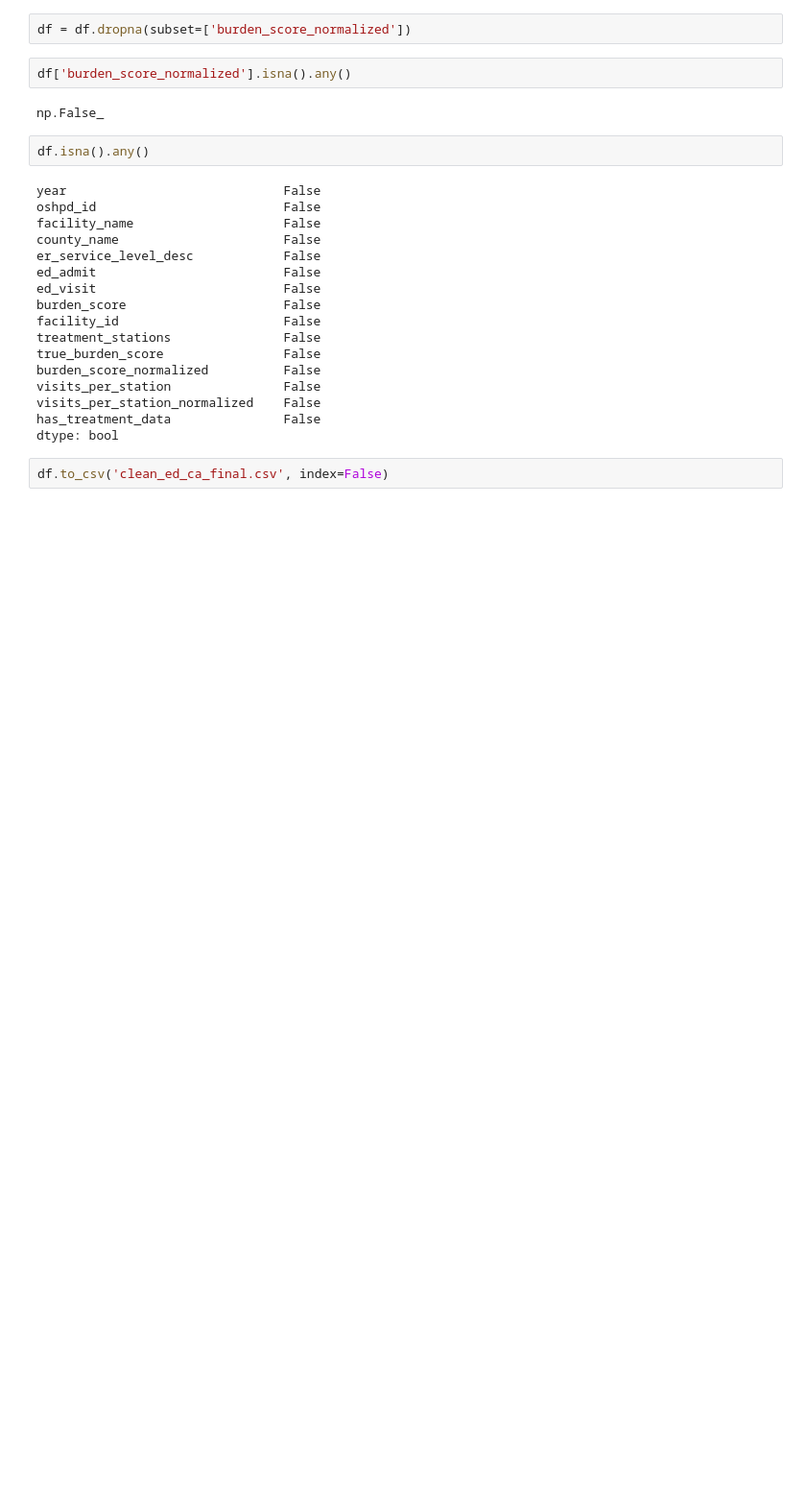
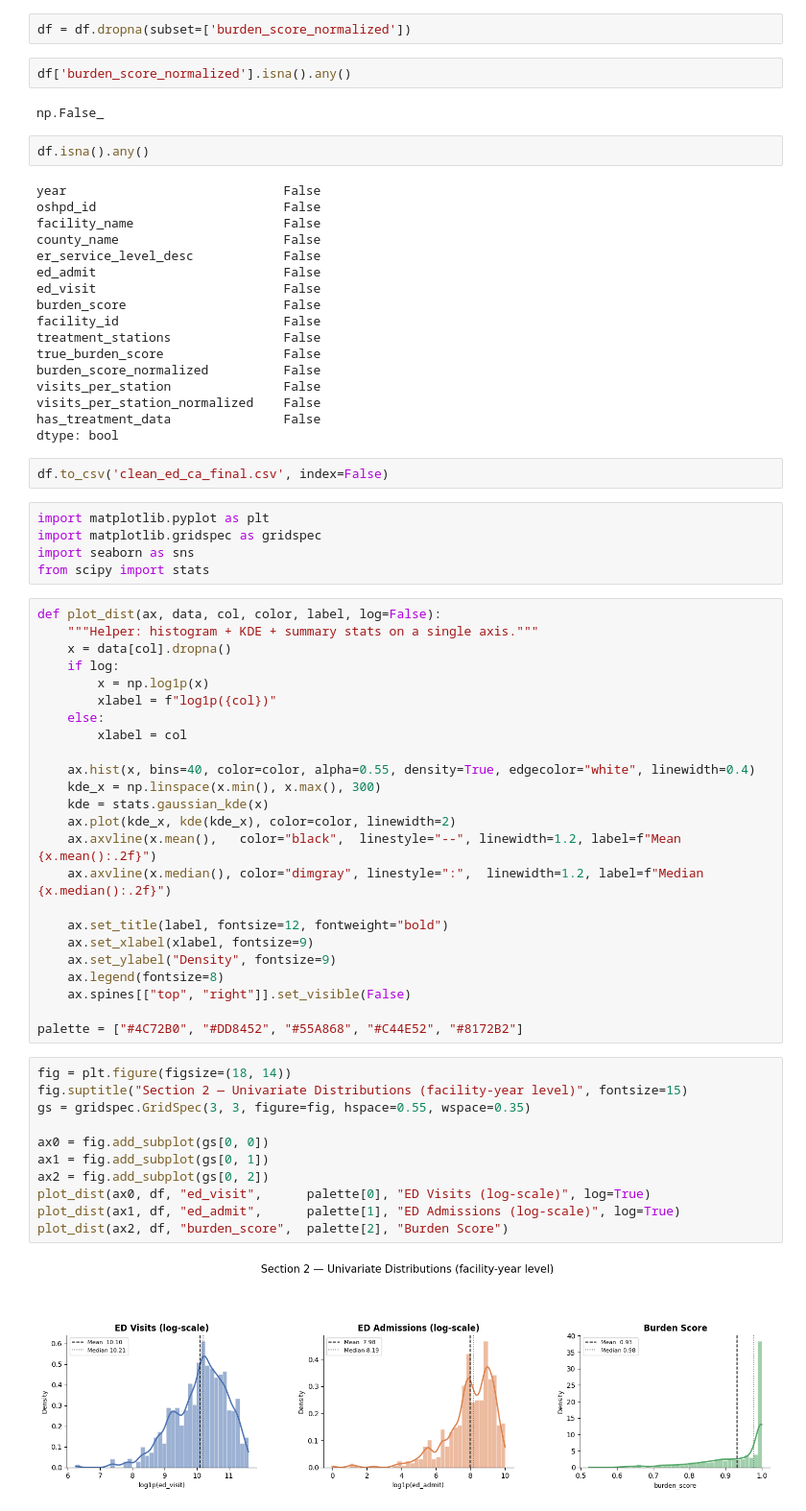
Before and after one commit to wytruong/Datathon26, a Jupyter notebook: eda.ipynb, the cells around one changed output. Shown at 96% size. Cells and saved outputs as stored; diff of their text form; blank space fills up the shorter version.

```diff
--- a/eda.ipynb
+++ b/eda.ipynb
@@ -118,3 +118,45 @@ has_treatment_data               False
 dtype: bool
 # %%
 df.to_csv('clean_ed_ca_final.csv', index=False)
+# %%
+import matplotlib.pyplot as plt
+import matplotlib.gridspec as gridspec
+import seaborn as sns
+from scipy import stats
+# %%
+def plot_dist(ax, data, col, color, label, log=False):
+    """Helper: histogram + KDE + summary stats on a single axis."""
+    x = data[col].dropna()
+    if log:
+        x = np.log1p(x)
+        xlabel = f"log1p({col})"
+    else:
+        xlabel = col
+
+    ax.hist(x, bins=40, color=color, alpha=0.55, density=True, edgecolor="white", linewidth=0.4)
+    kde_x = np.linspace(x.min(), x.max(), 300)
+    kde = stats.gaussian_kde(x)
+    ax.plot(kde_x, kde(kde_x), color=color, linewidth=2)
+    ax.axvline(x.mean(),   color="black",  linestyle="--", linewidth=1.2, label=f"Mean  {x.mean():.2f}")
+    ax.axvline(x.median(), color="dimgray", linestyle=":",  linewidth=1.2, label=f"Median {x.median():.2f}")
+
+    ax.set_title(label, fontsize=12, fontweight="bold")
+    ax.set_xlabel(xlabel, fontsize=9)
+    ax.set_ylabel("Density", fontsize=9)
+    ax.legend(fontsize=8)
+    ax.spines[["top", "right"]].set_visible(False)
+
+palette = ["#4C72B0", "#DD8452", "#55A868", "#C44E52", "#8172B2"]
+# %%
+fig = plt.figure(figsize=(18, 14))
+fig.suptitle("Section 2 — Univariate Distributions (facility-year level)", fontsize=15)
+gs = gridspec.GridSpec(3, 3, figure=fig, hspace=0.55, wspace=0.35)
+
+ax0 = fig.add_subplot(gs[0, 0])
+ax1 = fig.add_subplot(gs[0, 1])
+ax2 = fig.add_subplot(gs[0, 2])
+plot_dist(ax0, df, "ed_visit",      palette[0], "ED Visits (log-scale)", log=True)
+plot_dist(ax1, df, "ed_admit",      palette[1], "ED Admissions (log-scale)", log=True)
+plot_dist(ax2, df, "burden_score",  palette[2], "Burden Score")
+# %% [output]
+[figure, added]
```
Also changed, not shown: parts of 2 cells of this notebook, 1 other file.
